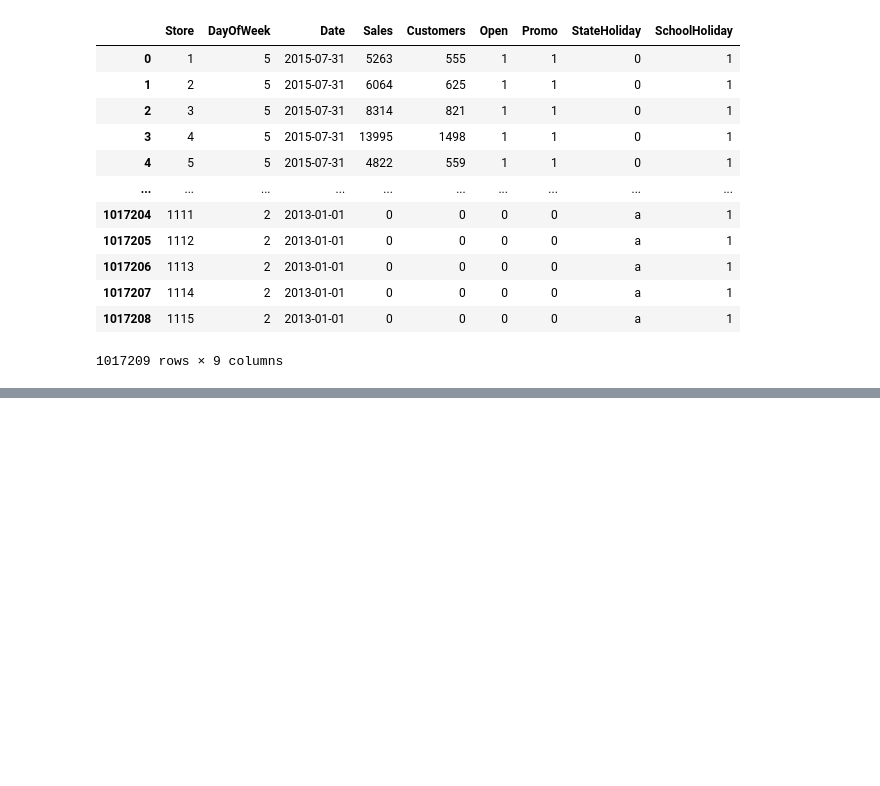
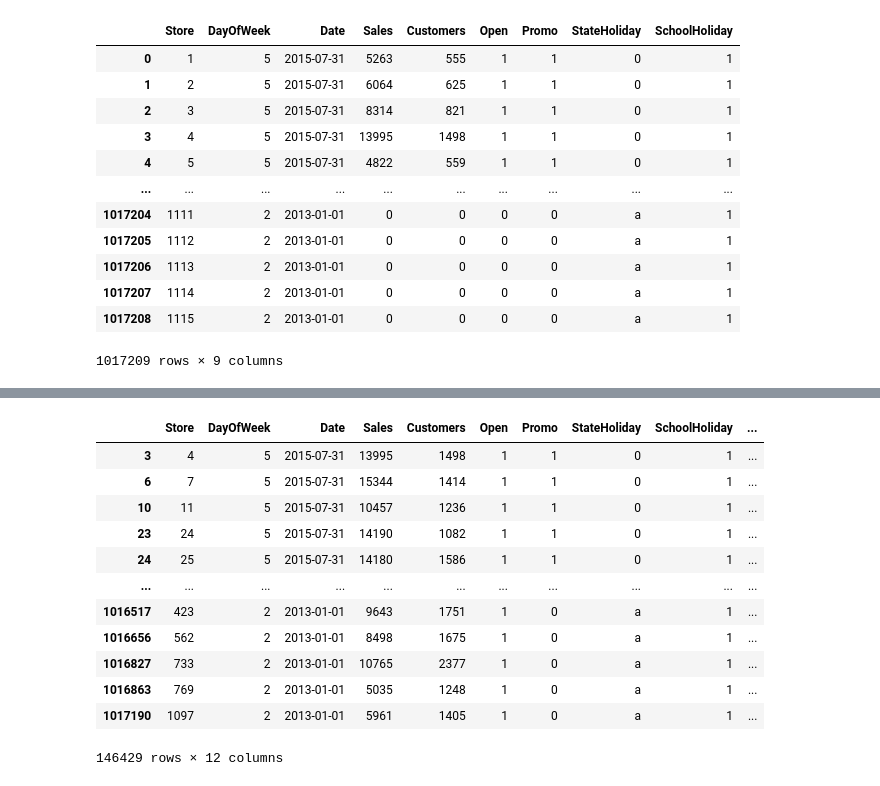
Before and after one commit to AndriyTok/labs_data_engineering, a Jupyter notebook: lab1/lab1.ipynb, the cells around one changed output, grey strips where cells are left out. Cells and saved outputs as stored; diff of their text form; code cells hidden in the pictures; blank space fills up the shorter version.

```diff
--- a/lab1/lab1.ipynb
+++ b/lab1/lab1.ipynb
@@ -131,0 +300,16 @@ df.drop(columns=["Revenue"])
+# %%
+df.query("Sales > 5000 and Customers > 1000")
+# %% [output]
+|  | Store | DayOfWeek | Date | Sales | Customers | Open | Promo | StateHoliday | SchoolHoliday | ... |
+| 3 | 4 | 5 | 2015-07-31 | 13995 | 1498 | 1 | 1 | 0 | 1 | ... |
+| 6 | 7 | 5 | 2015-07-31 | 15344 | 1414 | 1 | 1 | 0 | 1 | ... |
+| 10 | 11 | 5 | 2015-07-31 | 10457 | 1236 | 1 | 1 | 0 | 1 | ... |
+| 23 | 24 | 5 | 2015-07-31 | 14190 | 1082 | 1 | 1 | 0 | 1 | ... |
+| 24 | 25 | 5 | 2015-07-31 | 14180 | 1586 | 1 | 1 | 0 | 1 | ... |
+| ... | ... | ... | ... | ... | ... | ... | ... | ... | ... | ... |
+| 1016517 | 423 | 2 | 2013-01-01 | 9643 | 1751 | 1 | 0 | a | 1 | ... |
+| 1016656 | 562 | 2 | 2013-01-01 | 8498 | 1675 | 1 | 0 | a | 1 | ... |
+| 1016827 | 733 | 2 | 2013-01-01 | 10765 | 2377 | 1 | 0 | a | 1 | ... |
+| 1016863 | 769 | 2 | 2013-01-01 | 5035 | 1248 | 1 | 0 | a | 1 | ... |
+| 1017190 | 1097 | 2 | 2013-01-01 | 5961 | 1405 | 1 | 0 | a | 1 | ... |
+146429 rows × 12 columns
```
Also changed, not shown: parts of 19 cells of this notebook.
